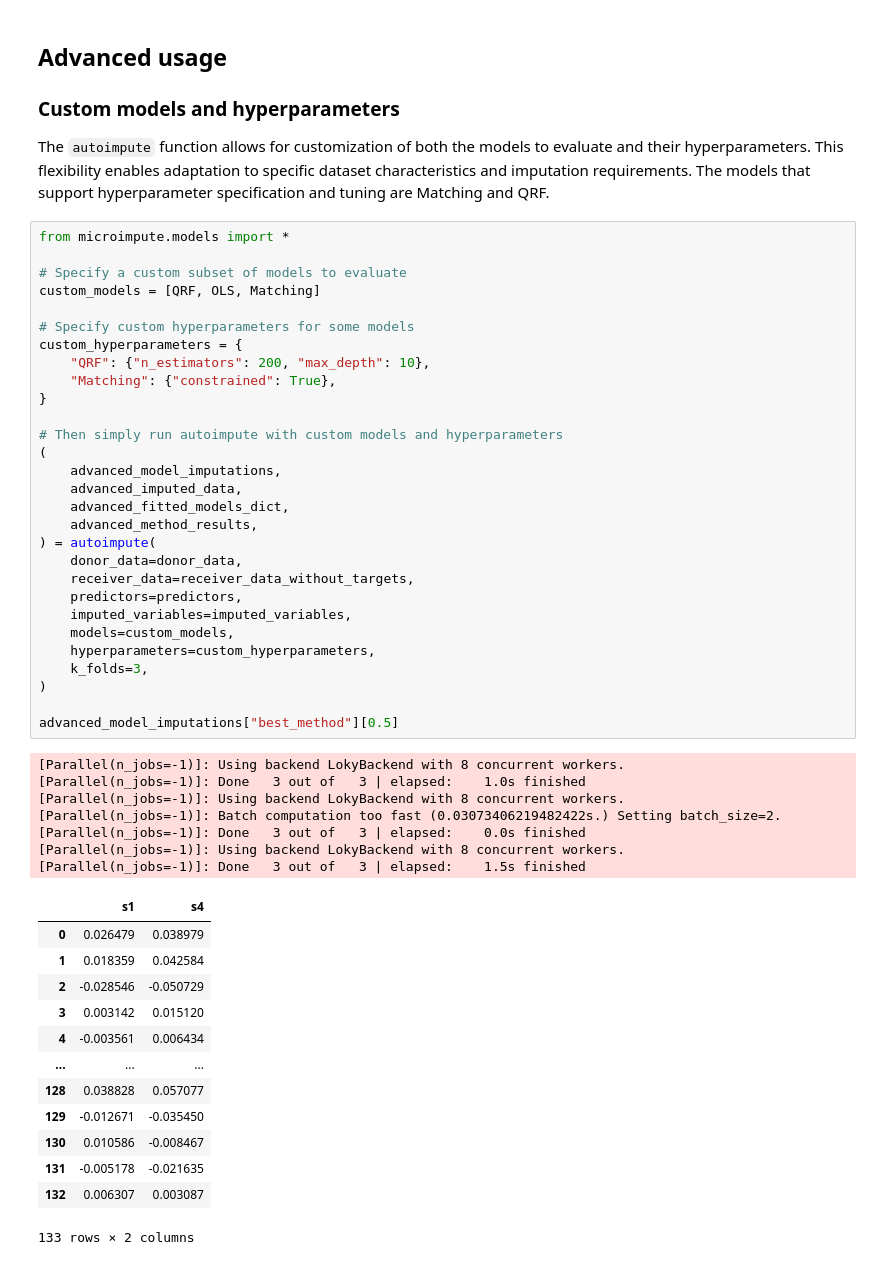
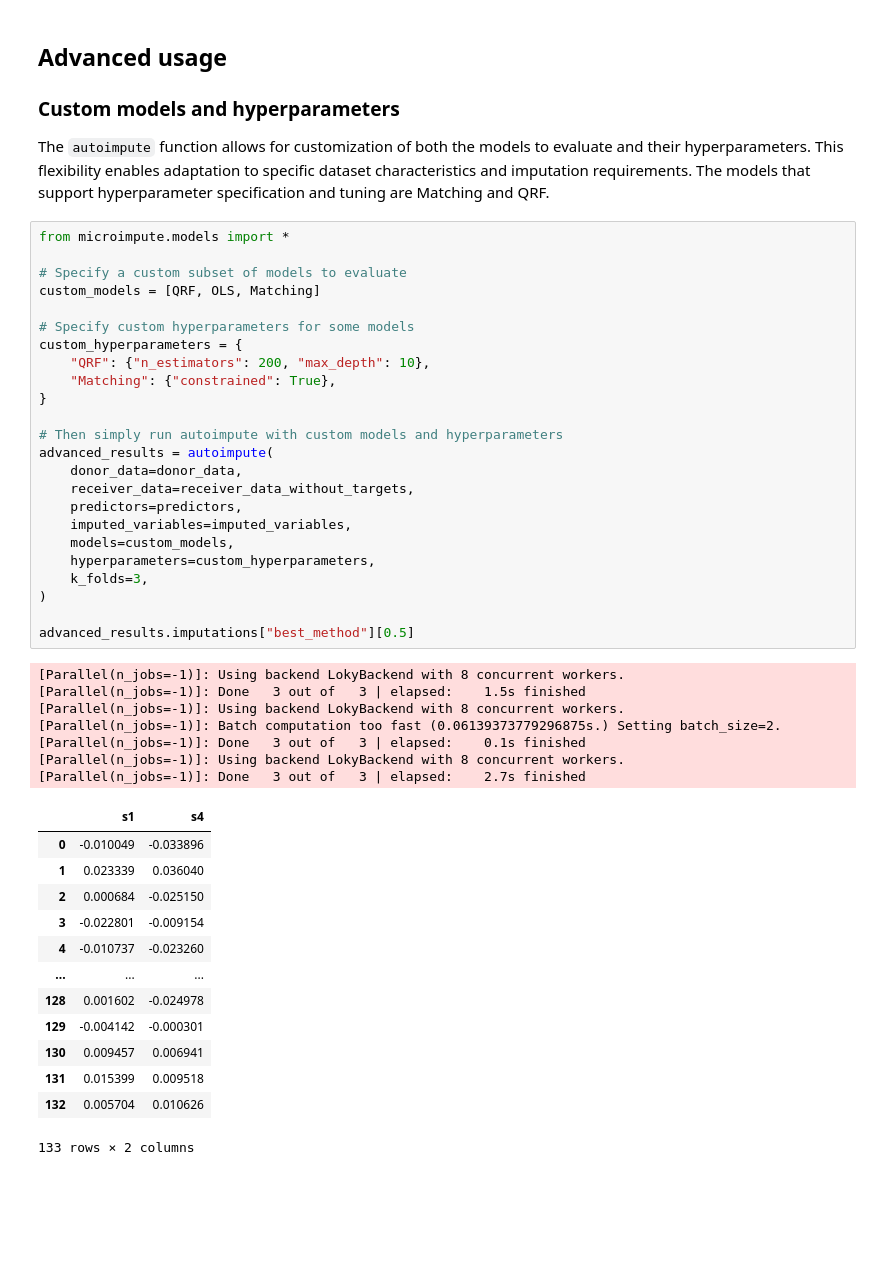
Before and after one commit to PolicyEngine/us-imputation-benchmarking, a Jupyter notebook: docs/autoimpute/autoimpute.ipynb, the cells around one changed output. Drawn from its saved outputs; the diff is of its cells as text; blank space fills up the shorter version.

```diff
--- a/docs/autoimpute/autoimpute.ipynb
+++ b/docs/autoimpute/autoimpute.ipynb
@@ -241,52 +241,47 @@ The `autoimpute` function allows for customization of both the models to evaluat
 # %%
 from microimpute.models import *
 
 # Specify a custom subset of models to evaluate
 custom_models = [QRF, OLS, Matching]
 
 # Specify custom hyperparameters for some models
 custom_hyperparameters = {
     "QRF": {"n_estimators": 200, "max_depth": 10},
     "Matching": {"constrained": True},
 }
 
 # Then simply run autoimpute with custom models and hyperparameters
-(
-    advanced_model_imputations,
-    advanced_imputed_data,
-    advanced_fitted_models_dict,
-    advanced_method_results,
-) = autoimpute(
+advanced_results = autoimpute(
     donor_data=donor_data,
     receiver_data=receiver_data_without_targets,
     predictors=predictors,
     imputed_variables=imputed_variables,
     models=custom_models,
     hyperparameters=custom_hyperparameters,
     k_folds=3,
 )
 
-advanced_model_imputations["best_method"][0.5]
+advanced_results.imputations["best_method"][0.5]
 # %% [output]
-[Parallel(n_jobs=-1)]: Using backend LokyBackend with 8 concurrent workers.
-[Parallel(n_jobs=-1)]: Done   3 out of   3 | elapsed:    1.0s finished
-[Parallel(n_jobs=-1)]: Using backend LokyBackend with 8 concurrent workers.
-[Parallel(n_jobs=-1)]: Batch computation too fast (0.03073406219482422s.) Setting batch_size=2.
-[Parallel(n_jobs=-1)]: Done   3 out of   3 | elapsed:    0.0s finished
 [Parallel(n_jobs=-1)]: Using backend LokyBackend with 8 concurrent workers.
 [Parallel(n_jobs=-1)]: Done   3 out of   3 | elapsed:    1.5s finished
+[Parallel(n_jobs=-1)]: Using backend LokyBackend with 8 concurrent workers.
+[Parallel(n_jobs=-1)]: Batch computation too fast (0.06139373779296875s.) Setting batch_size=2.
+[Parallel(n_jobs=-1)]: Done   3 out of   3 | elapsed:    0.1s finished
+[Parallel(n_jobs=-1)]: Using backend LokyBackend with 8 concurrent workers.
+[Parallel(n_jobs=-1)]: Done   3 out of   3 | elapsed:    2.7s finished
 |  | s1 | s4 |
-| 0 | 0.026479 | 0.038979 |
-| 1 | 0.018359 | 0.042584 |
-| 2 | -0.028546 | -0.050729 |
-| 3 | 0.003142 | 0.015120 |
-| 4 | -0.003561 | 0.006434 |
+| 0 | -0.010049 | -0.033896 |
+| 1 | 0.023339 | 0.036040 |
+| 2 | 0.000684 | -0.025150 |
+| 3 | -0.022801 | -0.009154 |
+| 4 | -0.010737 | -0.023260 |
 | ... | ... | ... |
-| 128 | 0.038828 | 0.057077 |
-| 129 | -0.012671 | -0.035450 |
-| 130 | 0.010586 | -0.008467 |
-| 131 | -0.005178 | -0.021635 |
-| 132 | 0.006307 | 0.003087 |
+| 128 | 0.001602 | -0.024978 |
+| 129 | -0.004142 | -0.000301 |
+| 130 | 0.009457 | 0.006941 |
+| 131 | 0.015399 | 0.009518 |
+| 132 | 0.005704 | 0.010626 |
 133 rows × 2 columns
 # %% [markdown]
 ### Comparison of imputed values across models
```
Also changed, not shown: parts of 10 cells of this notebook, 2 other files.
